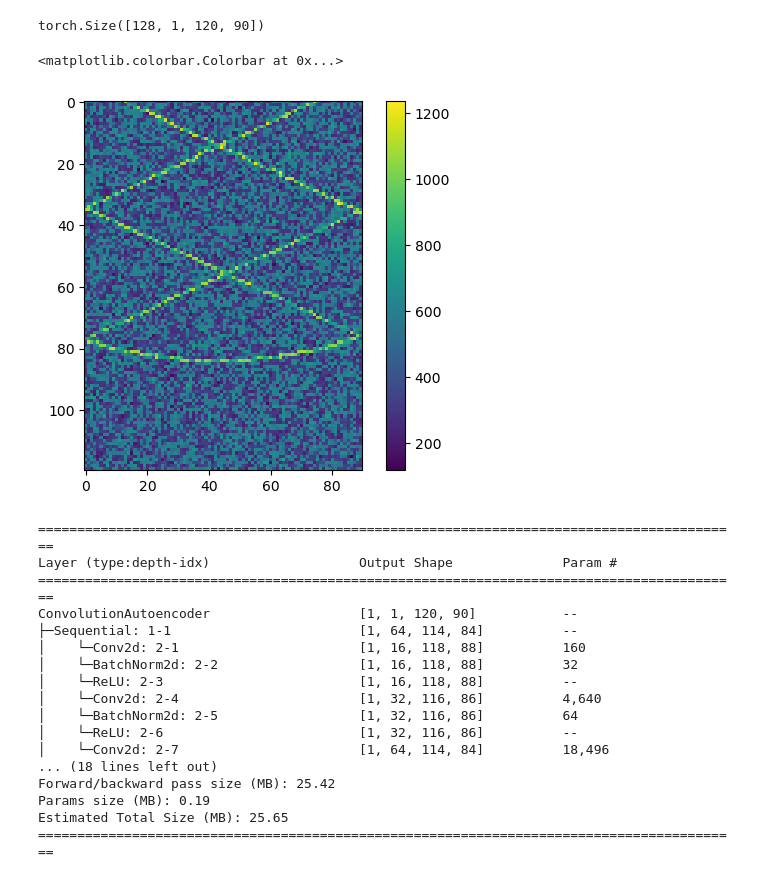
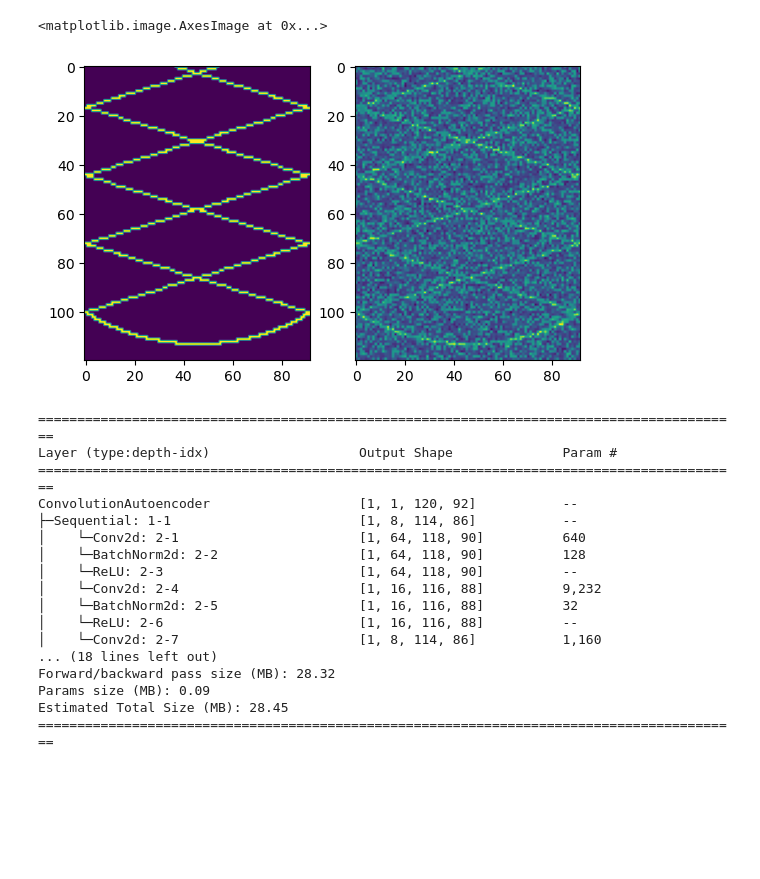
Before and after one commit to Lukelele/ResearchProject, a Jupyter notebook: main.ipynb, the cells around one changed output. Cells and saved outputs as stored; diff of their text form; code cells hidden in the pictures; blank space fills up the shorter version.

Commit message:
fixed issues including dataloaders, conv autoencoder artchitecture etc.

```diff
--- a/main.ipynb
+++ b/main.ipynb
@@ -11,7 +13,7 @@ from tqdm import tqdm
 import ParabolaGen
 import NoiseGen
 # %%
-x_dim = 90
+x_dim = 92
 y_dim = 120
 time_dimension = 1000
 num_of_files = 1
@@ -19,3 +21,6 @@ origin = None    #Set to none to have random origins, or input coordinates (x,y,
 
 train_data = ParabolaGen.generate_parabola(x_dim, y_dim, time_dimension, 128, origin).unsqueeze(1)
 test_data = ParabolaGen.generate_parabola(x_dim, y_dim, time_dimension, 32, origin).unsqueeze(1)
+
+train_data_noisy = (NoiseGen.generate_gaussian_noise(128, 120, 92, mean=0, std=0.2) + NoiseGen.generate_binary_noise(128, 120, 92, magnitude=1, p=0.3)).unsqueeze(1) + train_data
+test_data_noisy = (NoiseGen.generate_gaussian_noise(32, 120, 92, mean=0, std=0.2) + NoiseGen.generate_binary_noise(32, 120, 92, magnitude=1, p=0.3)).unsqueeze(1) + test_data
@@ -28,13 +27,10 @@ testloader = torch.utils.data.DataLoader((test_data_noised, test_data), batch_si
-# %%
-train_data_noised.shape
-# %% [output]
-torch.Size([128, 1, 120, 90])
-# %%
-plt.imshow(train_data_noised[0][0])
-plt.colorbar()
-# %% [output]
-<matplotlib.colorbar.Colorbar at 0x...>
-[figure, removed]
+# %%
+fig, ax = plt.subplots(1, 2)
+ax[0].imshow(train_data[0][0])
+ax[1].imshow(train_data_noisy[0][0])
+# %% [output]
+<matplotlib.image.AxesImage at 0x...>
+[figure, added]
 # %%
 class LinearAutoencoder(beacon.Module):
     def __init__(self, input_features):
@@ -92,24 +94,24 @@ class ConvolutionAutoencoder(beacon.Module):
         x = self.decoder(x)
         return x
 # %%
-summary(ConvolutionAutoencoder(), input_size=(1, 1, 120, 90))
+summary(ConvolutionAutoencoder(), input_size=(1, 1, 120, 92))
 # %% [output]
 ==========================================================================================
 Layer (type:depth-idx)                   Output Shape              Param #
 ==========================================================================================
-ConvolutionAutoencoder                   [1, 1, 120, 90]           --
-├─Sequential: 1-1                        [1, 64, 114, 84]          --
-│    └─Conv2d: 2-1                       [1, 16, 118, 88]          160
-│    └─BatchNorm2d: 2-2                  [1, 16, 118, 88]          32
-│    └─ReLU: 2-3                         [1, 16, 118, 88]          --
-│    └─Conv2d: 2-4                       [1, 32, 116, 86]          4,640
-│    └─BatchNorm2d: 2-5                  [1, 32, 116, 86]          64
-│    └─ReLU: 2-6                         [1, 32, 116, 86]          --
-│    └─Conv2d: 2-7                       [1, 64, 114, 84]          18,496
+ConvolutionAutoencoder                   [1, 1, 120, 92]           --
+├─Sequential: 1-1                        [1, 8, 114, 86]           --
+│    └─Conv2d: 2-1                       [1, 64, 118, 90]          640
+│    └─BatchNorm2d: 2-2                  [1, 64, 118, 90]          128
+│    └─ReLU: 2-3                         [1, 64, 118, 90]          --
+│    └─Conv2d: 2-4                       [1, 16, 116, 88]          9,232
+│    └─BatchNorm2d: 2-5                  [1, 16, 116, 88]          32
+│    └─ReLU: 2-6                         [1, 16, 116, 88]          --
+│    └─Conv2d: 2-7                       [1, 8, 114, 86]           1,160
 ... (18 lines left out)
-Forward/backward pass size (MB): 25.42
-Params size (MB): 0.19
-Estimated Total Size (MB): 25.65
+Forward/backward pass size (MB): 28.32
+Params size (MB): 0.09
+Estimated Total Size (MB): 28.45
 ==========================================================================================
 # %%
 autoencoder = ConvolutionAutoencoder().to("mps")
```
Also changed, not shown: parts of 10 cells of this notebook, 1 other file.
